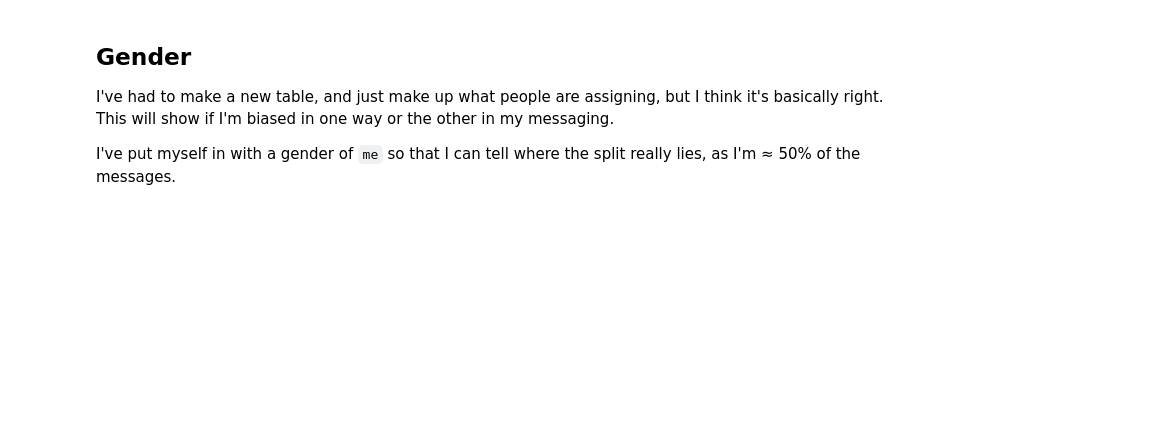
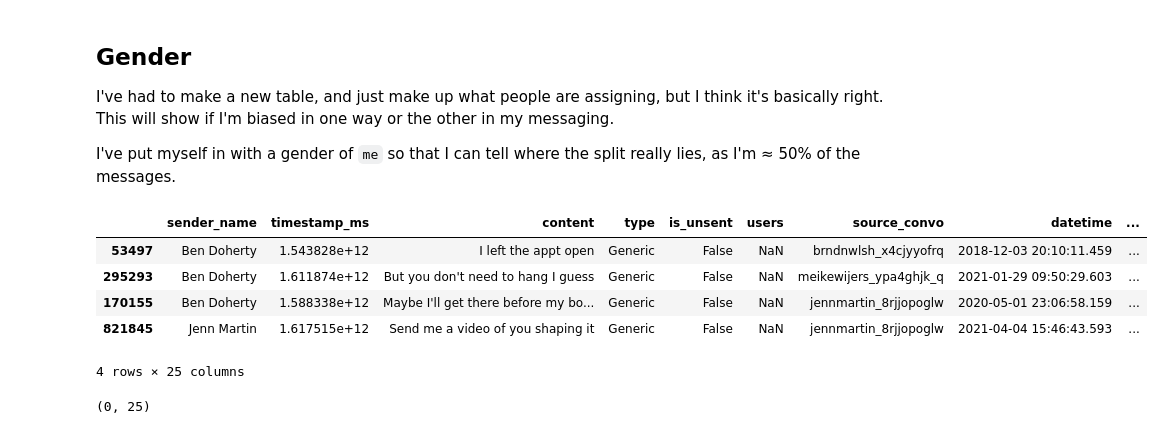
Before and after one commit to notionparallax/data_project_2021, a Jupyter notebook: mp_import_data.ipynb, the cells around one changed output. Cells and saved outputs as stored; diff of their text form; code cells hidden in the pictures; blank space fills up the shorter version.

```diff
--- a/mp_import_data.ipynb
+++ b/mp_import_data.ipynb
@@ -282,6 +351,14 @@ I've had to make a new table, and just make up what people are assigning, but I
 
 I've put myself in with a gender of `me` so that I can tell where the split really lies, as I'm &thickapprox; 50% of the messages.
 # %%
-gender_df = pd.read_csv("gender.csv")
+gender_file = "gender.csv"
+gender_df = pd.read_csv(gender_file)
 all_convo_df = pd.merge(all_convo_df, gender_df, on="sender_name")
 all_convo_df.sample(4)
+# %% [output]
+|  | sender_name | timestamp_ms | content | type | is_unsent | users | source_convo | datetime | ... |
+| 53497 | Ben Doherty | 1.543828e+12 | I left the appt open | Generic | False | NaN | brndnwlsh_x4cjyyofrq | 2018-12-03 20:10:11.459 | ... |
+| 295293 | Ben Doherty | 1.611874e+12 | But you don't need to hang I guess | Generic | False | NaN | meikewijers_ypa4ghjk_q | 2021-01-29 09:50:29.603 | ... |
+| 170155 | Ben Doherty | 1.588338e+12 | Maybe I'll get there before my bo... | Generic | False | NaN | jennmartin_8rjjopoglw | 2020-05-01 23:06:58.159 | ... |
+| 821845 | Jenn Martin | 1.617515e+12 | Send me a video of you shaping it | Generic | False | NaN | jennmartin_8rjjopoglw | 2021-04-04 15:46:43.593 | ... |
+4 rows × 25 columns
@@ -288,3 +374,7 @@ all_convo_df.sample(4)
+# %%
+all_convo_df[[x not in gender_list for x in all_convo_df.gender]].shape
+# %% [output]
+(0, 25)
 # %%
 def clean_and_stop(content, as_list=False):
     try:
```
Also changed, not shown: parts of 9 cells of this notebook.
